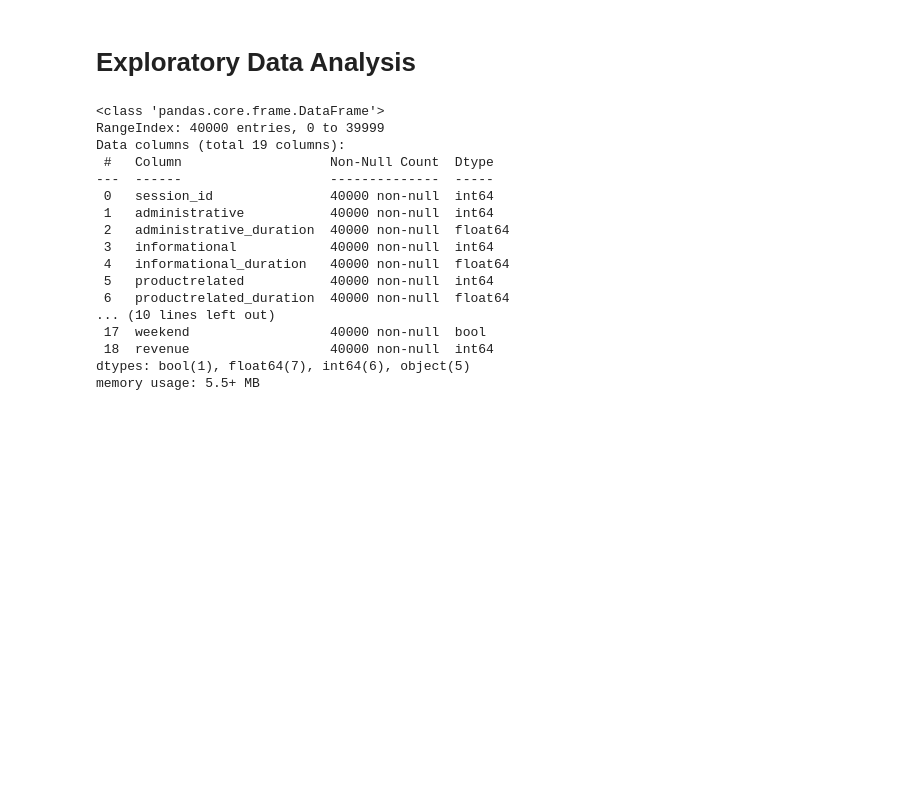
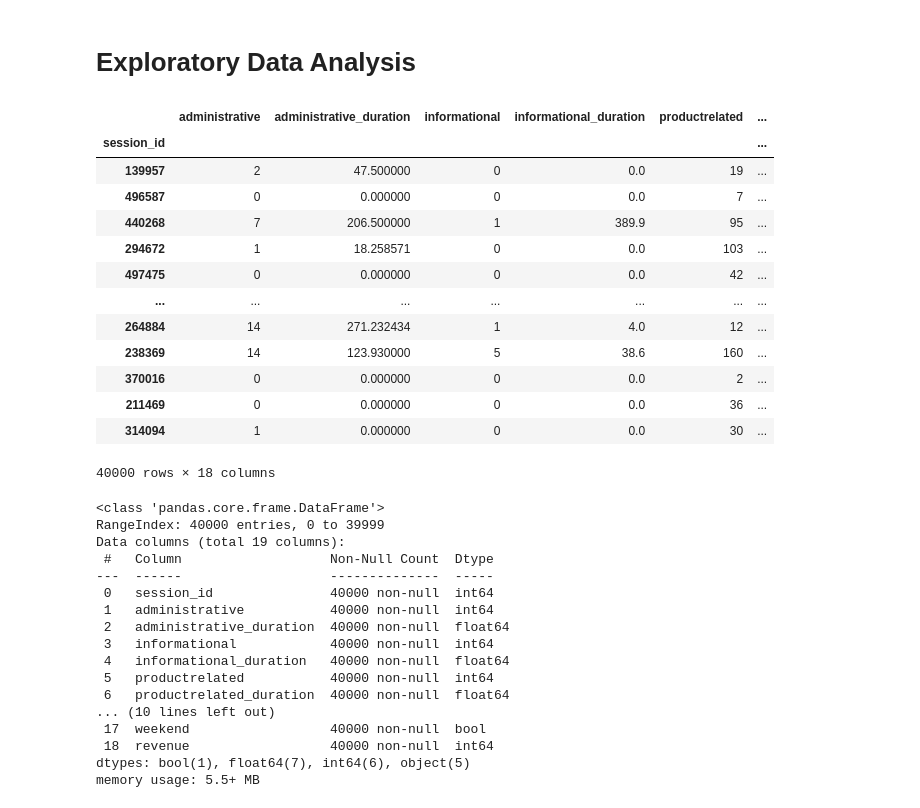
Before and after one commit to mbhoge/ml-hackathon-1, a Jupyter notebook: Hackathon-EDA-MB.ipynb, the cells around one changed output. Drawn from its saved outputs; the diff is of its cells as text; code cells hidden in the pictures; blank space fills up the shorter version.

```diff
--- a/Hackathon-EDA-MB.ipynb
+++ b/Hackathon-EDA-MB.ipynb
@@ -8,6 +8,23 @@ from pandas.plotting import scatter_matrix
 import seaborn as sns
 # %%
 df_ecom_train_ds = pd.read_csv("ecommerce_train.csv")
+# %%
+df_ecom_train_ds
+# %% [output]
+|  | administrative | administrative_duration | informational | informational_duration | productrelated | ... |
+| session_id |  |  |  |  |  | ... |
+| 139957 | 2 | 47.500000 | 0 | 0.0 | 19 | ... |
+| 496587 | 0 | 0.000000 | 0 | 0.0 | 7 | ... |
+| 440268 | 7 | 206.500000 | 1 | 389.9 | 95 | ... |
+| 294672 | 1 | 18.258571 | 0 | 0.0 | 103 | ... |
+| 497475 | 0 | 0.000000 | 0 | 0.0 | 42 | ... |
+| ... | ... | ... | ... | ... | ... | ... |
+| 264884 | 14 | 271.232434 | 1 | 4.0 | 12 | ... |
+| 238369 | 14 | 123.930000 | 5 | 38.6 | 160 | ... |
+| 370016 | 0 | 0.000000 | 0 | 0.0 | 2 | ... |
+| 211469 | 0 | 0.000000 | 0 | 0.0 | 36 | ... |
+| 314094 | 1 | 0.000000 | 0 | 0.0 | 30 | ... |
+40000 rows × 18 columns
 # %%
 df_ecom_train_ds.info()
 # %% [output]
```
Also changed, not shown: 2 other files.
